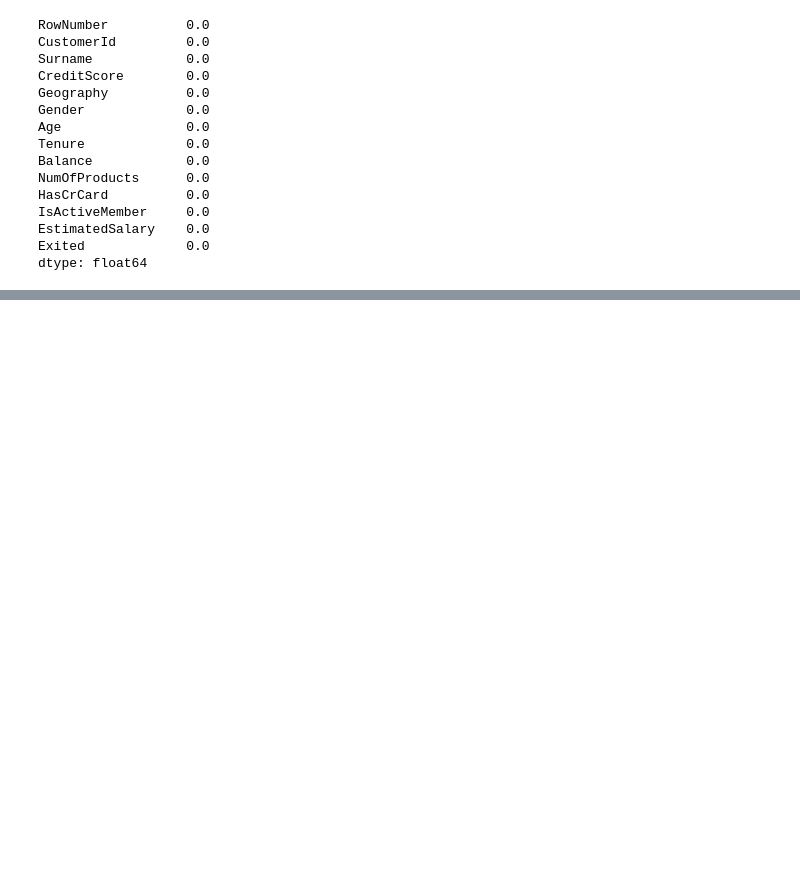
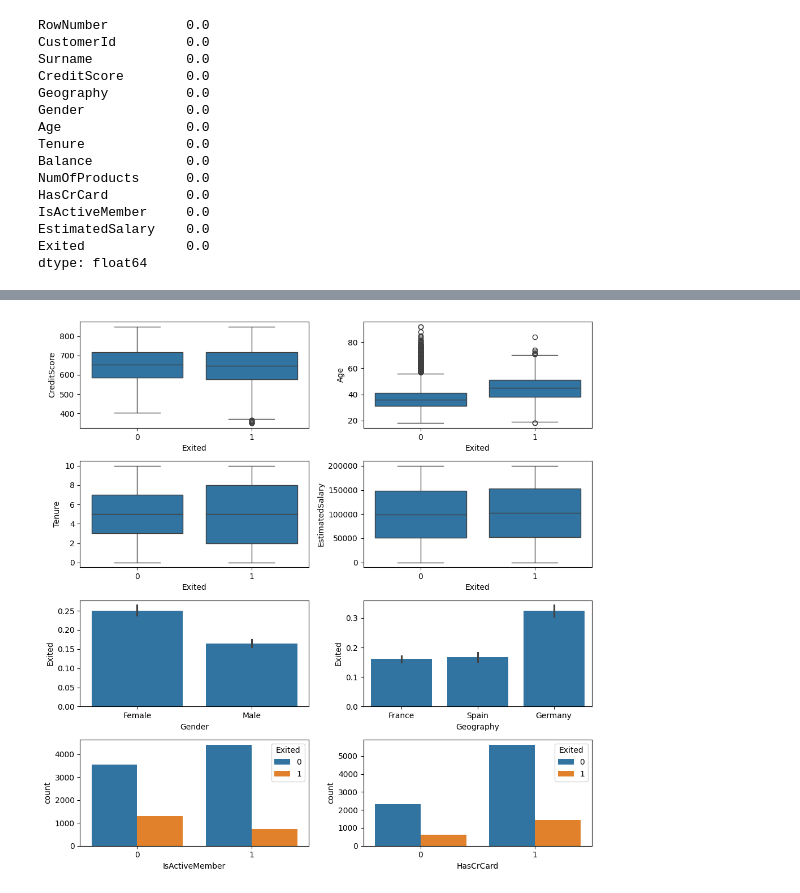
Before and after one commit to mlbvncs/Churn_Modelling_Data_Analysis, a Jupyter notebook: notebooks/eda.ipynb, the cells around one changed output, grey strips where cells are left out. Cells and saved outputs as stored; diff of their text form; code cells hidden in the pictures; blank space fills up the shorter version.

```diff
--- a/notebooks/eda.ipynb
+++ b/notebooks/eda.ipynb
@@ -92,0 +112,21 @@ plt.tight_layout()
+# %%
+#Análise bivariada
+#Definindo o tamanho da figura (largura, altura)
+plt.figure(figsize=(10, 10))
+
+#Plotando  e  para colunas-chave
+cols = ['CreditScore', 'Age', 'Tenure', 'EstimatedSalary', 'Gender', 'Geography', 'IsActiveMember', 'HasCrCard']
+for i in range(8):
+    #Criando uma grade de 2 linhas e 2 colunas
+    plt.subplot(4, 2, i+1)
+    if i<=3:
+        sns.boxplot(x='Exited', y=cols[i], data=df)
+    elif i>=4 and i<=5:
+        sns.barplot(x=cols[i], y='Exited', data=df)
+    else:
+        sns.countplot(x=cols[i], hue='Exited', data=df)
+
+#Ajustando o espaçamento para os títulos não baterem nos eixos
+plt.tight_layout()
+# %% [output]
+[figure, added]
```
Also changed, not shown: parts of 8 cells of this notebook, 1 other file.
